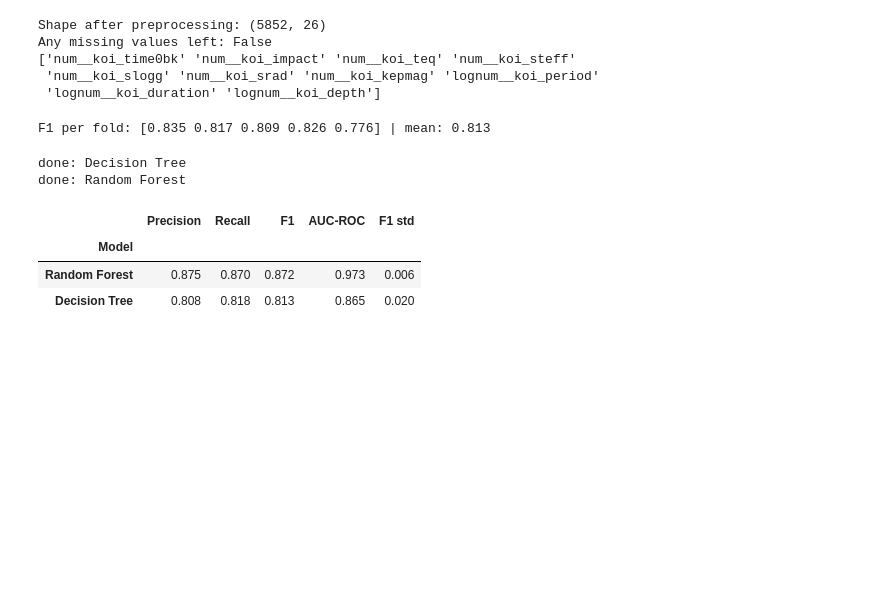
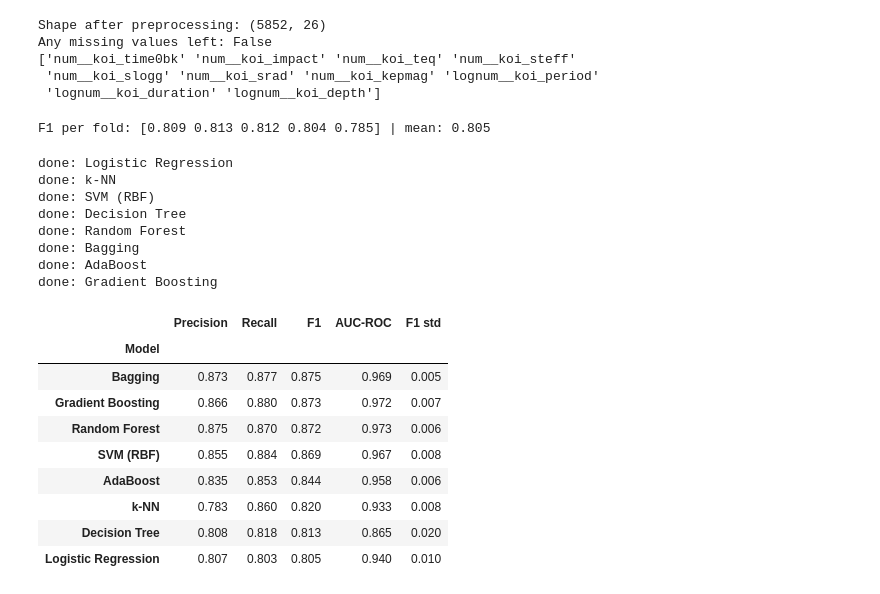
Before and after one commit to MrKammounYT/ExoPlanets, a Jupyter notebook: Model.ipynb, the cells around one changed output. Drawn from its saved outputs; the diff is of its cells as text; code cells hidden in the pictures; blank space fills up the shorter version.

```diff
--- a/Model.ipynb
+++ b/Model.ipynb
@@ -437,71 +318,70 @@ Any missing values left: False
  'num__koi_slogg' 'num__koi_srad' 'num__koi_kepmag' 'lognum__koi_period'
  'lognum__koi_duration' 'lognum__koi_depth']
 # %%
-# Arbre de décision : une suite de questions oui/non sur les mesures
-from sklearn.tree import DecisionTreeClassifier
-# StratifiedKFold découpe en plis qui gardent la même part de chaque classe,
-# cross_val_score calcule le score sur chaque pli
+from sklearn.linear_model import LogisticRegression
 from sklearn.model_selection import StratifiedKFold, cross_val_score
 
-# Premier essai : prétraitement puis arbre de décision avec les réglages par défaut
 pipe = Pipeline([("prep", prep_main),
-                 ("model", DecisionTreeClassifier(random_state=RANDOM_STATE))])
+                 ("model", LogisticRegression(max_iter=1000))])
 
-# Validation croisée en 5 plis, mélangés de façon reproductible
 cv = StratifiedKFold(n_splits=5, shuffle=True, random_state=RANDOM_STATE)
-# Le modèle est entraîné 5 fois, et chaque fois évalué (F1) sur le pli mis de côté
 scores = cross_val_score(pipe, X_train, y_train, cv=cv, scoring="f1")
-# F1 de chaque pli et moyenne
 print("F1 per fold:", scores.round(3), "| mean:", scores.mean().round(3))
 # %% [output]
-F1 per fold: [0.835 0.817 0.809 0.826 0.776] | mean: 0.813
+F1 per fold: [0.809 0.813 0.812 0.804 0.785] | mean: 0.805
 # %%
-# cross_validate calcule plusieurs métriques en une seule validation croisée
 from sklearn.model_selection import cross_validate
-# Random Forest : beaucoup d'arbres entraînés sur des échantillons différents, qui votent (bagging)
-from sklearn.ensemble import RandomForestClassifier
+from sklearn.neighbors import KNeighborsClassifier
+from sklearn.svm import SVC
+from sklearn.tree import DecisionTreeClassifier
+from sklearn.ensemble import (RandomForestClassifier, BaggingClassifier,
+                              AdaBoostClassifier, GradientBoostingClassifier)
 
-# Les deux modèles comparés
 models = {
-    # Un seul arbre de décision
+    "Logistic Regression": LogisticRegression(max_iter=1000),
+    "k-NN":                KNeighborsClassifier(n_neighbors=5),
+    "SVM (RBF)":           SVC(random_state=RANDOM_STATE),
     "Decision Tree":       DecisionTreeClassifier(random_state=RANDOM_STATE),
-    # 200 arbres ; n_jobs=-1 utilise tous les cœurs du processeur
     "Random Forest":       RandomForestClassifier(n_estimators=200, random_state=RANDOM_STATE, n_jobs=-1),
+    "Bagging":             BaggingClassifier(n_estimators=100, random_state=RANDOM_STATE, n_jobs=-1),
+    "AdaBoost":            AdaBoostClassifier(n_estimators=200, random_state=RANDOM_STATE),
+    "Gradient Boosting":   GradientBoostingClassifier(random_state=RANDOM_STATE),
 }
 
-# Les 4 métriques calculées sur chaque pli
 scoring = {"precision": "precision", "recall": "recall", "f1": "f1", "roc_auc": "roc_auc"}
-# Mêmes 5 plis stratifiés que dans la cellule précédente
 cv = StratifiedKFold(n_splits=5, shuffle=True, random_state=RANDOM_STATE)
 
-# Une ligne de résultats par modèle
 rows = []
-# Pour chaque modèle
 for name, model in models.items():
-    # Prétraitement puis modèle
     pipe = Pipeline([("prep", prep_main), ("model", model)])
-    # Validation croisée avec les 4 métriques
     res = cross_validate(pipe, X_train, y_train, cv=cv, scoring=scoring)
-    # Moyenne de chaque métrique sur les 5 plis
     rows.append({"Model": name,
                  "Precision": res["test_precision"].mean(),
                  "Recall":    res["test_recall"].mean(),
                  "F1":        res["test_f1"].mean(),
                  "AUC-ROC":   res["test_roc_auc"].mean(),
-                 # un écart-type faible veut dire que le modèle varie peu d'un pli à l'autre
                  "F1 std":    res["test_f1"].std()})
-    # Indiquer que ce modèle est fini
     print(f"done: {name}")
 
-# Tableau des résultats, trié par F1 et arrondi à 3 décimales
 results = pd.DataFrame(rows).set_index("Model").sort_values("F1", ascending=False).round(3)
-# Afficher le tableau
 results
 # %% [output]
+done: Logistic Regression
+done: k-NN
+done: SVM (RBF)
 done: Decision Tree
 done: Random Forest
+done: Bagging
+done: AdaBoost
+done: Gradient Boosting
 |  | Precision | Recall | F1 | AUC-ROC | F1 std |
 | Model |  |  |  |  |  |
+| Bagging | 0.873 | 0.877 | 0.875 | 0.969 | 0.005 |
+| Gradient Boosting | 0.866 | 0.880 | 0.873 | 0.972 | 0.007 |
 | Random Forest | 0.875 | 0.870 | 0.872 | 0.973 | 0.006 |
+| SVM (RBF) | 0.855 | 0.884 | 0.869 | 0.967 | 0.008 |
+| AdaBoost | 0.835 | 0.853 | 0.844 | 0.958 | 0.006 |
+| k-NN | 0.783 | 0.860 | 0.820 | 0.933 | 0.008 |
 | Decision Tree | 0.808 | 0.818 | 0.813 | 0.865 | 0.020 |
+| Logistic Regression | 0.807 | 0.803 | 0.805 | 0.940 | 0.010 |
 # %%
```
Also changed, not shown: parts of 23 cells of this notebook, 14 other files.
